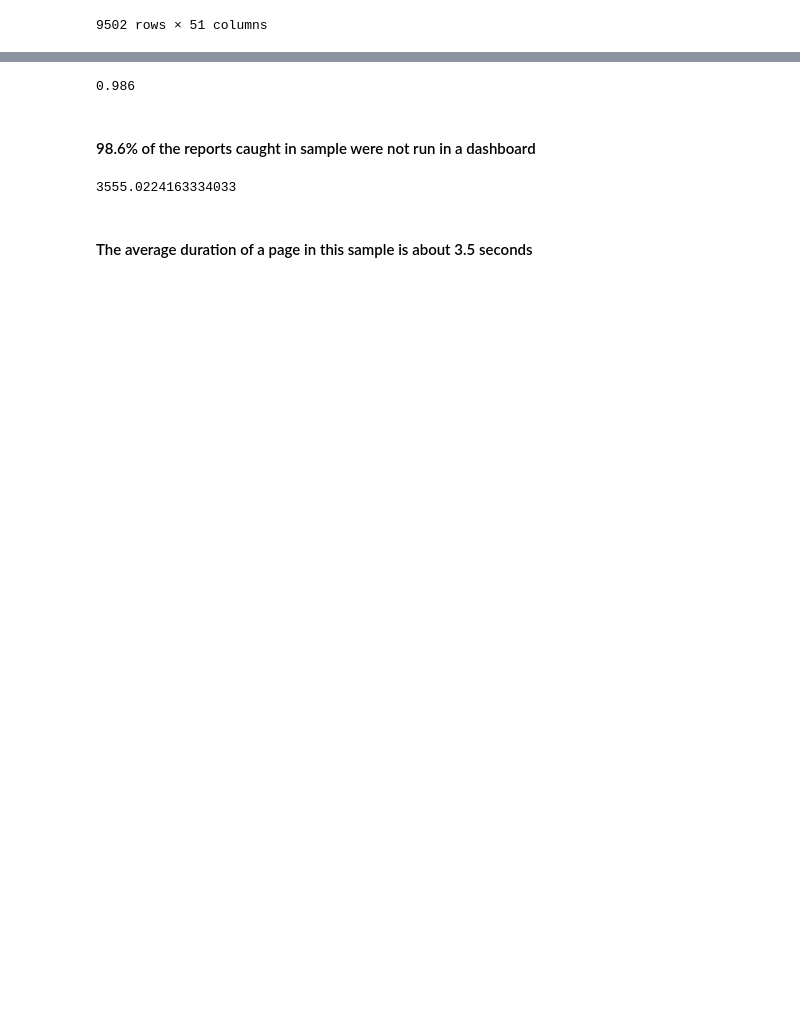
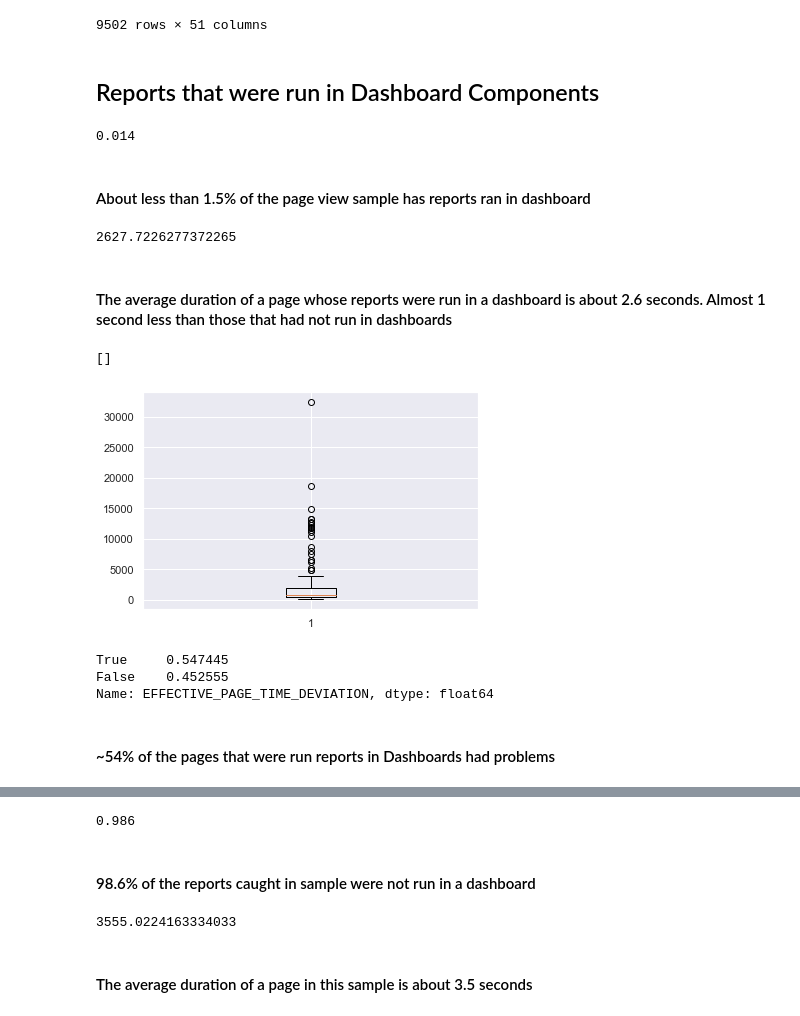
Before and after one commit to dell-splab/lightning-analysis, a Jupyter notebook: non-performing-dashboards/1. Active Dashboards.ipynb, the cells around one changed output, grey strips where cells are left out. Drawn from its saved outputs; the diff is of its cells as text; code cells hidden in the pictures; blank space fills up the shorter version.

Commit message:
applying modifications

```diff
--- a/non-performing-dashboards/1. Active Dashboards.ipynb
+++ b/non-performing-dashboards/1. Active Dashboards.ipynb
@@ -39,6 +39,6 @@ RET = RET.reset_index().drop('index',axis=1)
 # %%
 #filtering the reports that ran in dashboard
-RET_DASHBOARD = RET[(RET.ORIGIN == 'DashboardComponentPreviewed') | (RET.ORIGIN == 'DashboardComponentUpdated')]
+ReportEvent_DASHBOARD = ReportEvent[(ReportEvent.ORIGIN == 'DashboardComponentPreviewed') | (ReportEvent.ORIGIN == 'DashboardComponentUpdated')]
 # %%
 #Function to extract REPORT_ID_DERIVED from PAGE_URL
 def get_report_info_from_endpoint(page_url):
@@ -50,9 +50,9 @@ def get_report_info_from_endpoint(page_url):
             return report_id_derived
 # %%
 #Filter non null values in PAGE_URL
-LPV.dropna(subset=['PAGE_URL'], inplace=True)
+LightningPageView.dropna(subset=['PAGE_URL'], inplace=True)
 # %%
 # Extracting the REPORT_ID_DERIVED
-LPV['REPORT_ID_DERIVED'] = LPV.PAGE_URL.apply(get_report_info_from_endpoint)
+LightningPageView['REPORT_ID_DERIVED'] = LightningPageView.PAGE_URL.apply(get_report_info_from_endpoint)
 # %%
 # Considering only the reports that were associated with an ID
@@ -65,5 +65,5 @@ RET = RET.dropna(subset=['REPORT_ID_DERIVED'])
 # %%
 #Filtering the page view log that occurs onlu with the ID caught on whose that run in a dashboard
-LPV_DASHBOARD = LPV[LPV.REPORT_ID_DERIVED.isin(RET_DASHBOARD.REPORT_ID_DERIVED)].reset_index().drop('index', axis=1)
+LightningPageView_DASHBOARD = LightningPageView[LightningPageView.REPORT_ID_DERIVED.isin(ReportEvent_DASHBOARD.REPORT_ID_DERIVED)].reset_index().drop('index', axis=1)
 # %%
 #catching the page view info of those pages that had an error
@@ -101,3 +101,31 @@ LPV_NOT_DASHBOARD
 | 9669 | LightningPageView | 2.022062e+13 | TID:1570044100000d4e5c | 00D0b000000GaMp | 0050b000004KDXg | NaN | fpCpwvb6vZPBenEc | GI62syGdux16/Ukg | ... |
 | 9670 | LightningPageView | 2.022062e+13 | TID:226311800000d66cd7 | 00D0b000000GaMp | 0052R000008E9mZ | NaN | U3NQu4Q8EcuJetZc | duHG1nMiEwhFWYEe | ... |
 9502 rows × 51 columns
+# %% [markdown]
+## Reports that were run in Dashboard Components
+# %%
+round(len(LightningPageView_DASHBOARD) / len(LightningPageView), 3)
+# %% [output]
+0.014
+# %% [markdown]
+#### About less than 1.5% of the page view sample has reports ran in dashboard
+# %%
+LightningPageView_DASHBOARD.DURATION.mean()
+# %% [output]
+2627.7226277372265
+# %% [markdown]
+#### The average duration of a page whose reports were run in a dashboard is about 2.6 seconds. Almost 1 second less than those that had not run in dashboards
+# %%
+plt.boxplot(LightningPageView_DASHBOARD.DURATION)
+plt.plot()
+# %% [output]
+[]
+[figure, added]
+# %%
+LightningPageView_DASHBOARD.EFFECTIVE_PAGE_TIME_DEVIATION.value_counts(True)
+# %% [output]
+True     0.547445
+False    0.452555
+Name: EFFECTIVE_PAGE_TIME_DEVIATION, dtype: float64
+# %% [markdown]
+#### ~54% of the pages that were run reports in Dashboards had problems
```
Also changed, not shown: parts of 33 cells of this notebook.
